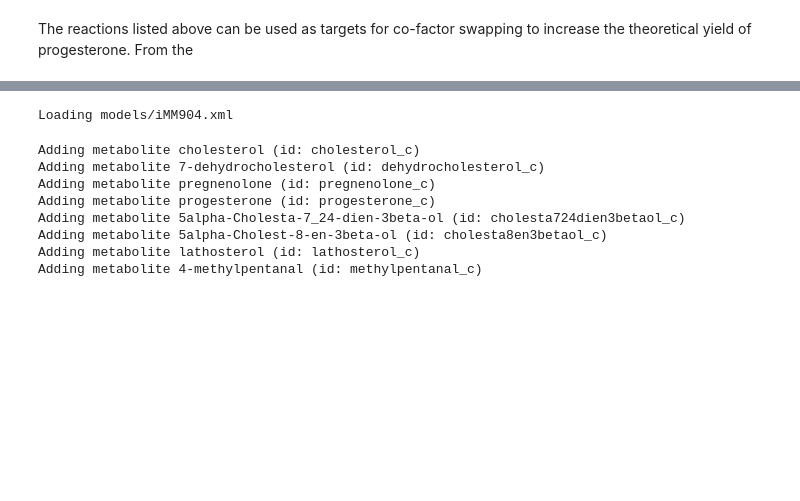
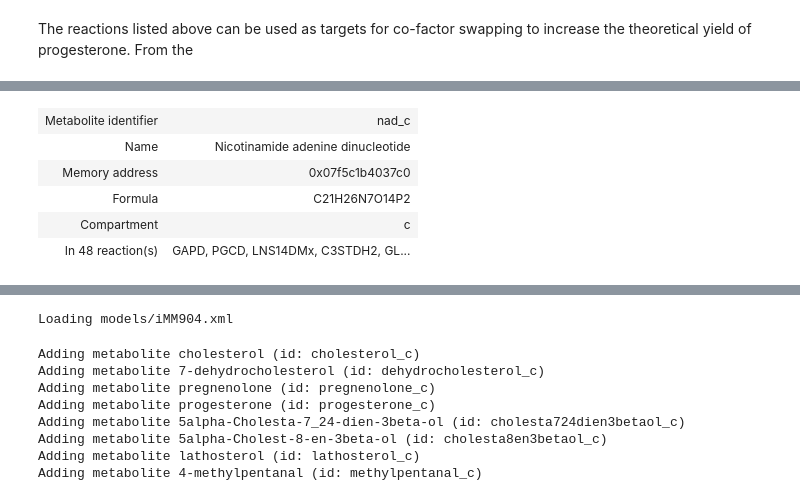
Before and after one commit to 27410/27410-group-assigment-group_3, a Jupyter notebook: 06_co-factor_swap.ipynb, the cells around one changed output, grey strips where cells are left out. Cells and saved outputs as stored; diff of their text form; code cells hidden in the pictures; blank space fills up the shorter version.

```diff
--- a/06_co-factor_swap.ipynb
+++ b/06_co-factor_swap.ipynb
@@ -91,0 +260,9 @@ The reactions listed above can be used as targets for co-factor swapping to incr
+# %%
+model.metabolites.nad_c
+# %% [output]
+| Metabolite identifier | nad_c |
+| Name | Nicotinamide adenine dinucleotide |
+| Memory address | 0x07f5c1b4037c0 |
+| Formula | C21H26N7O14P2 |
+| Compartment | c |
+| In 48 reaction(s) | GAPD, PGCD, LNS14DMx, C3STDH2, GL... |
```
Also changed, not shown: parts of 34 cells of this notebook, 4 other files.
